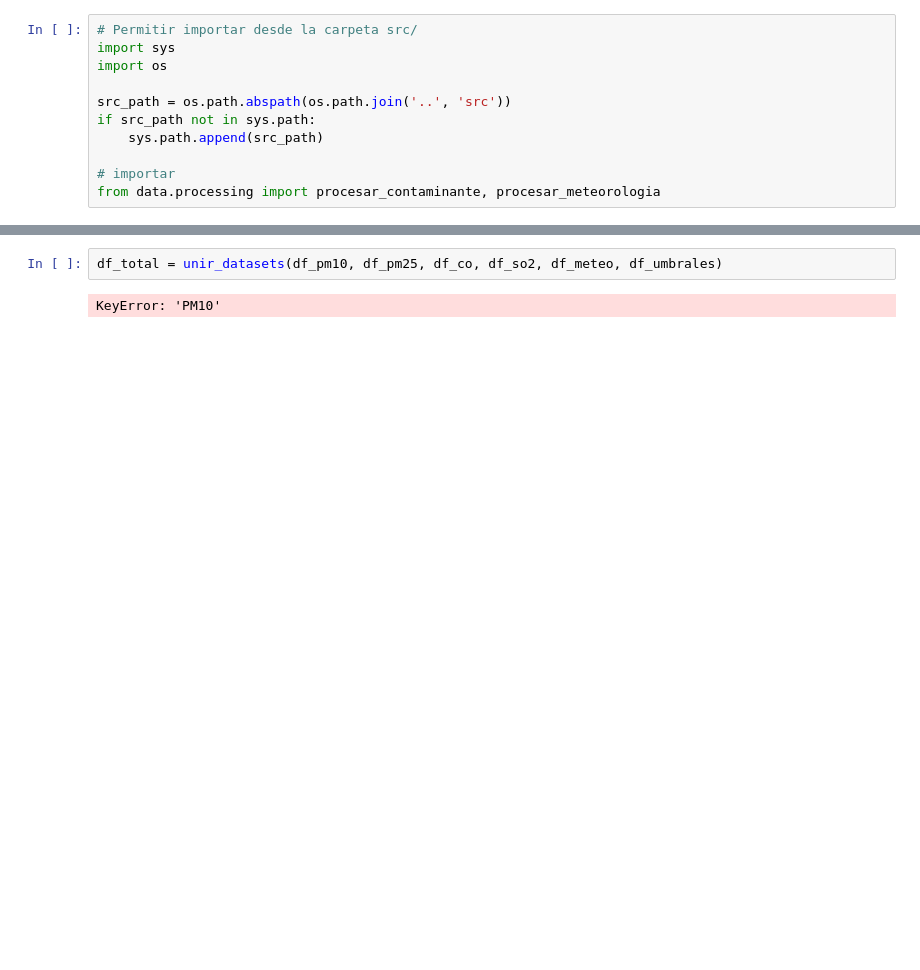
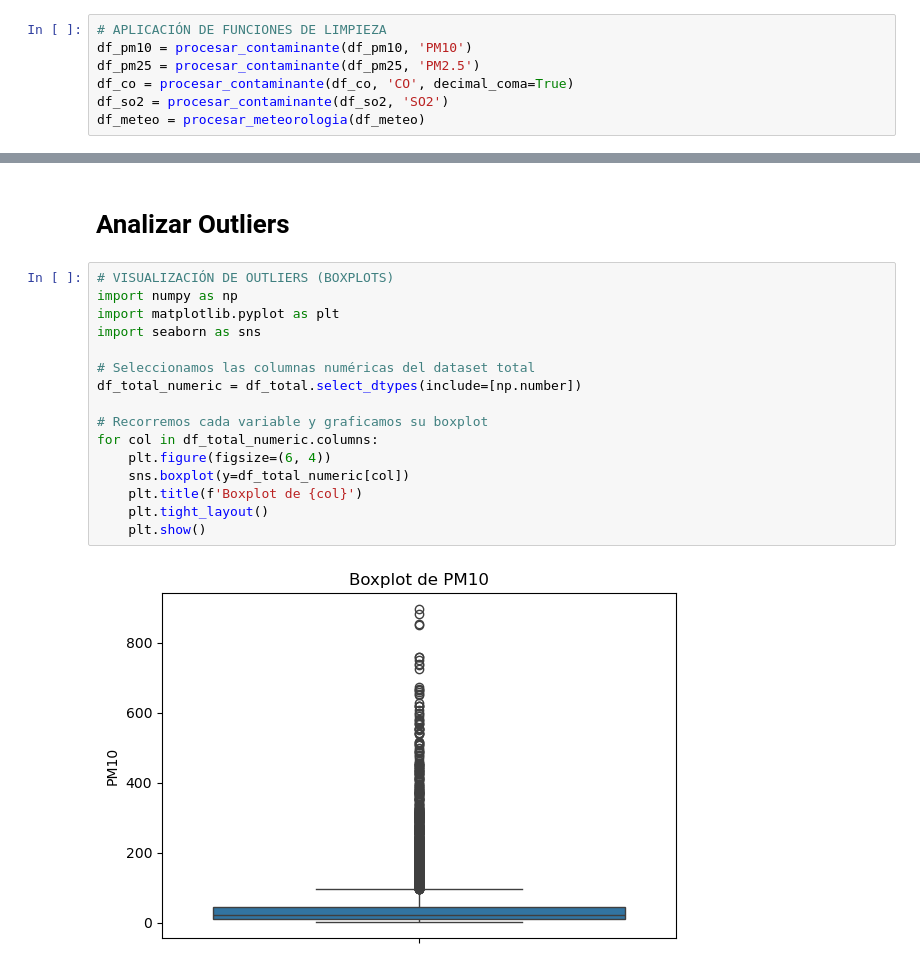
Before and after one commit to facuisa/calefaccion-contaminacion-aire-tdf, a Jupyter notebook: notebooks/01_preprocesamieto.ipynb, the cells around one changed output, grey strips where cells are left out. Cells and saved outputs as stored; diff of their text form; blank space fills up the shorter version.

```diff
--- a/notebooks/01_preprocesamieto.ipynb
+++ b/notebooks/01_preprocesamieto.ipynb
@@ -19,11 +21,7 @@ Archivos cargados correctamente.
 # %%
-# Permitir importar desde la carpeta src/
-import sys
-import os
-
-src_path = os.path.abspath(os.path.join('..', 'src'))
-if src_path not in sys.path:
-    sys.path.append(src_path)
-
-# importar
-from data.processing import procesar_contaminante, procesar_meteorologia
+# APLICACIÓN DE FUNCIONES DE LIMPIEZA
+df_pm10 = procesar_contaminante(df_pm10, 'PM10')
+df_pm25 = procesar_contaminante(df_pm25, 'PM2.5')
+df_co = procesar_contaminante(df_co, 'CO', decimal_coma=True)
+df_so2 = procesar_contaminante(df_so2, 'SO2')
+df_meteo = procesar_meteorologia(df_meteo)
@@ -33,4 +48,20 @@ from data.processing import unir_datasets  # ahora sí la puede importar
-# %%
-df_total = unir_datasets(df_pm10, df_pm25, df_co, df_so2, df_meteo, df_umbrales)
-# %% [output]
-KeyError: 'PM10'
+# %% [markdown]
+# Analizar Outliers
+# %%
+# VISUALIZACIÓN DE OUTLIERS (BOXPLOTS)
+import numpy as np
+import matplotlib.pyplot as plt
+import seaborn as sns
+
+# Seleccionamos las columnas numéricas del dataset total
+df_total_numeric = df_total.select_dtypes(include=[np.number])
+
+# Recorremos cada variable y graficamos su boxplot
+for col in df_total_numeric.columns:
+    plt.figure(figsize=(6, 4))
+    sns.boxplot(y=df_total_numeric[col])
+    plt.title(f'Boxplot de {col}')
+    plt.tight_layout()
+    plt.show()
+# %% [output]
+[figure, added]
```
Also changed, not shown: parts of 6 cells of this notebook, 1 other file.
